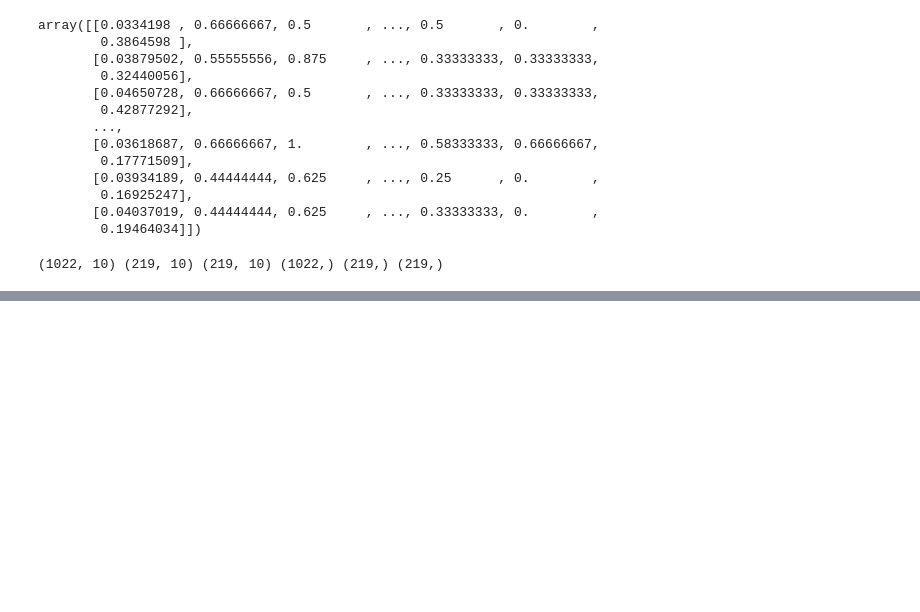
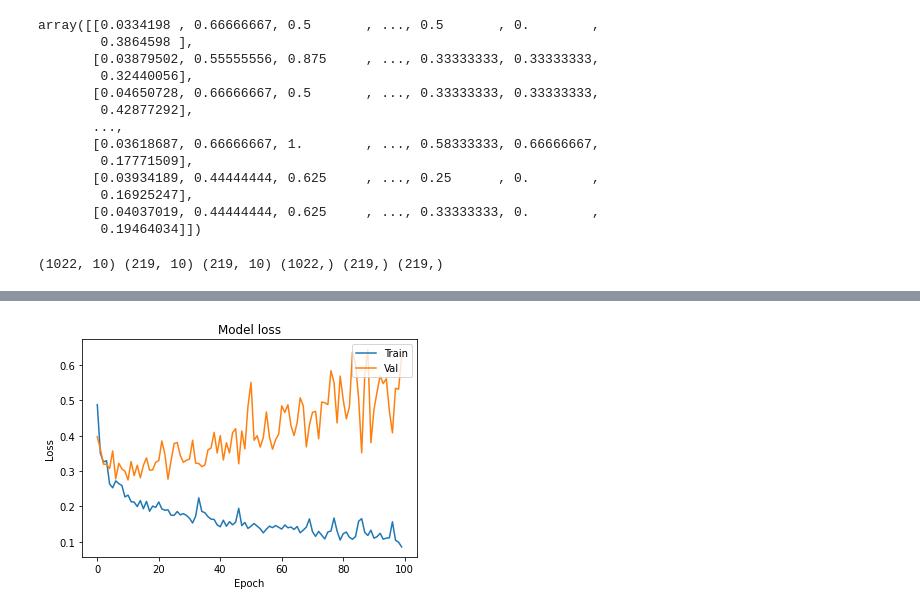
Before and after one commit to tadeniyiipadeola/Pridect-House-Prices, a Jupyter notebook: Project/House_Prices.ipynb, the cells around one changed output, grey strips where cells are left out. Drawn from its saved outputs; the diff is of its cells as text; code cells hidden in the pictures; blank space fills up the shorter version.

```diff
--- a/Project/House_Prices.ipynb
+++ b/Project/House_Prices.ipynb
@@ -139,13 +154,13 @@ model_2=Sequential([
    Dense(1000, activation='relu'),
    Dense(1000, activation='relu'),
    Dense(1000, activation='relu'),
-   Dense(1, activation='sigmond'),
+   Dense(1, activation='sigmoid'),
 ])
 
 model_2.compile(optimizer='adam',
                loss='binary_crossentropy',
-               metrics = ['accurary'])
+               metrics = ['accuracy'])
 
-hist_2 = models_2.fit(X_train, Y_train,
-         batch_size=32, epochs =100,
+hist_2 = model_2.fit(X_train, Y_train,
+         batch_size=32, epochs=100,
          validation_data=(X_val, Y_val))
@@ -152,8 +185,10 @@ hist_2 = models_2.fit(X_train, Y_train,
 # %%
 plt.plot(hist_2.history['loss'])
 plt.plot(hist_2.history['val_loss'])
 plt.title('Model loss')
 plt.ylabel('Loss')
-plt.xlabel('Epoch')plt
+plt.xlabel('Epoch')
 plt.legend(['Train', 'Val'], loc='upper right')
 plt.show()
+# %% [output]
+[figure, added]
```
Also changed, not shown: parts of 10 cells of this notebook.
